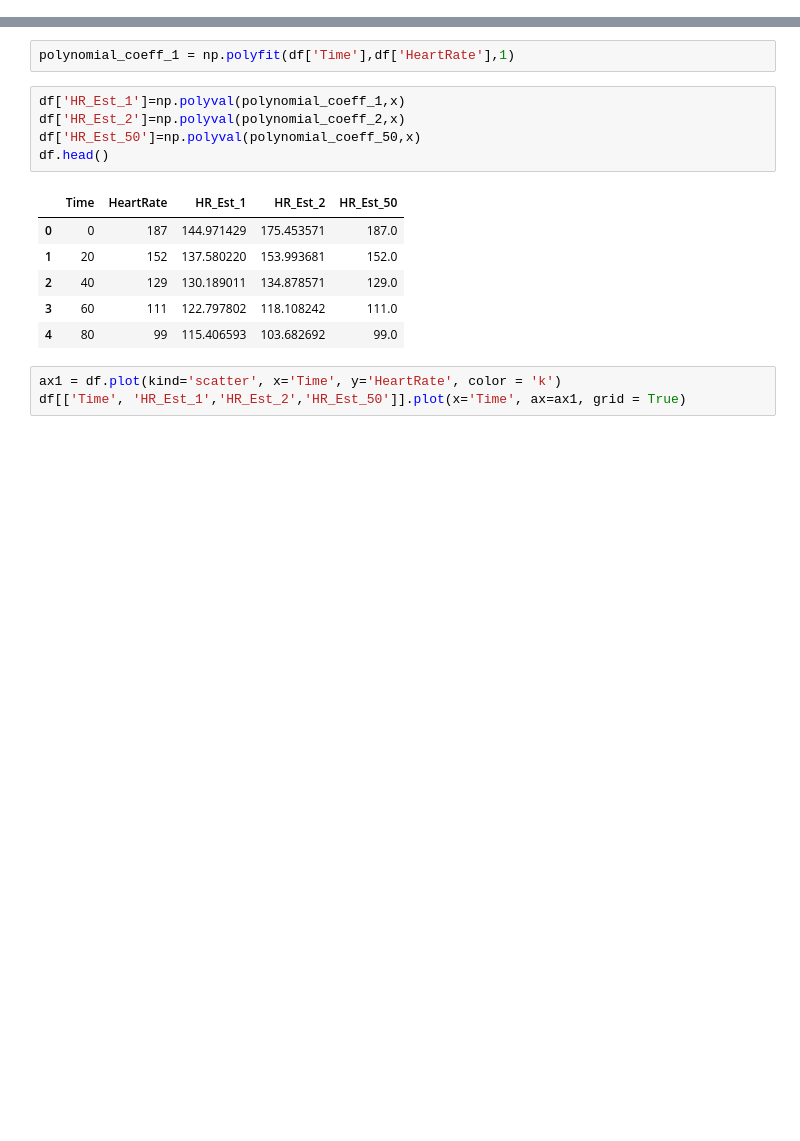
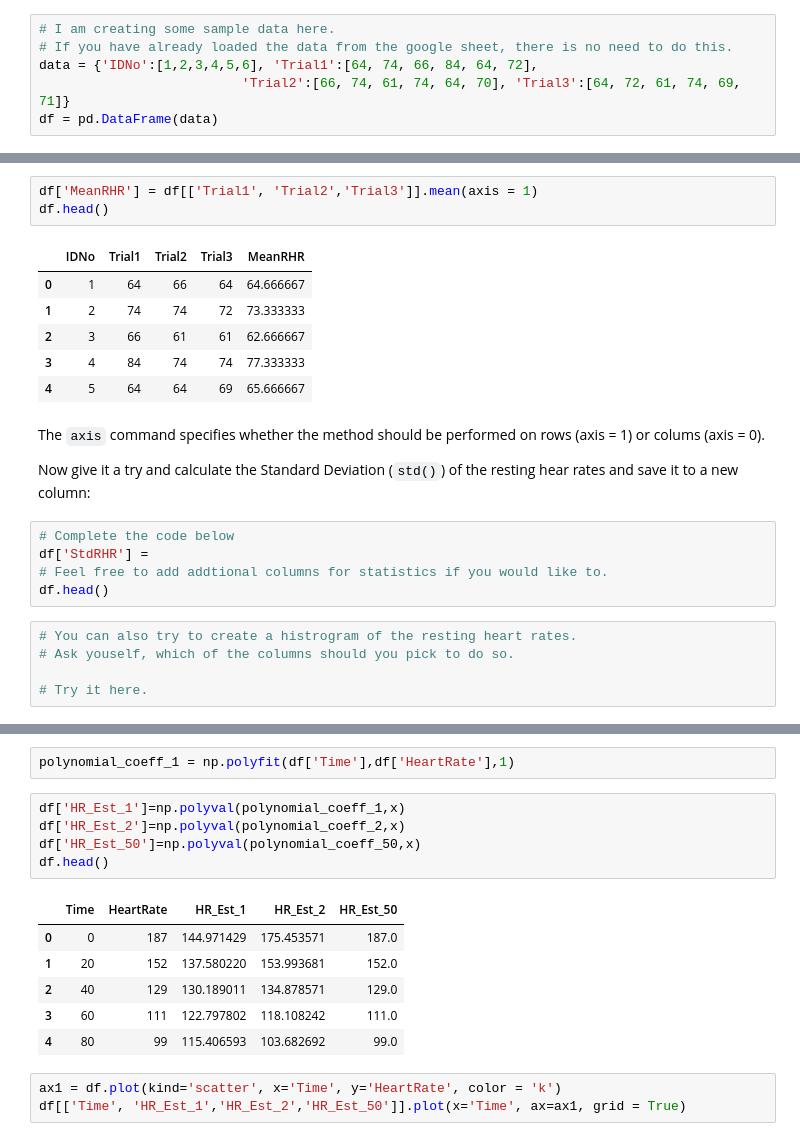
Before and after one commit to TobGerken/ISAT300, a Jupyter notebook: LectureCode/x_HeartRate.ipynb, the cells around one changed output, grey strips where cells are left out. Drawn from its saved outputs; the diff is of its cells as text; blank space fills up the shorter version.

Commit message:
adding statistics and descriptions to code

```diff
--- a/LectureCode/x_HeartRate.ipynb
+++ b/LectureCode/x_HeartRate.ipynb
@@ -26,2 +57,8 @@ pd.DataFrame.from_records(rows)
 # %% [output]
 NameError: name 'gc' is not defined
+# %%
+# I am creating some sample data here.
+# If you have already loaded the data from the google sheet, there is no need to do this.
+data = {'IDNo':[1,2,3,4,5,6], 'Trial1':[64, 74, 66, 84, 64, 72],
+                          'Trial2':[66, 74, 61, 74, 64, 70], 'Trial3':[64, 72, 61, 74, 69, 71]}
+df = pd.DataFrame(data)
@@ -27,0 +113,24 @@ NameError: name 'gc' is not defined
+# %%
+df['MeanRHR'] = df[['Trial1', 'Trial2','Trial3']].mean(axis = 1)
+df.head()
+# %% [output]
+|  | IDNo | Trial1 | Trial2 | Trial3 | MeanRHR |
+| 0 | 1 | 64 | 66 | 64 | 64.666667 |
+| 1 | 2 | 74 | 74 | 72 | 73.333333 |
+| 2 | 3 | 66 | 61 | 61 | 62.666667 |
+| 3 | 4 | 84 | 74 | 74 | 77.333333 |
+| 4 | 5 | 64 | 64 | 69 | 65.666667 |
+# %% [markdown]
+The `axis` command specifies whether the method should be performed on rows (axis = 1) or colums (axis = 0).
+
+Now give it a try and calculate the Standard Deviation (`std()`) of the resting hear rates and save it to a new column:
+# %%
+# Complete the code below
+df['StdRHR'] =
+# Feel free to add addtional columns for statistics if you would like to.
+df.head()
+# %%
+# You can also try to create a histrogram of the resting heart rates.
+# Ask youself, which of the columns should you pick to do so.
+
+# Try it here.
```
Also changed, not shown: parts of 17 cells of this notebook, 1 other file.
